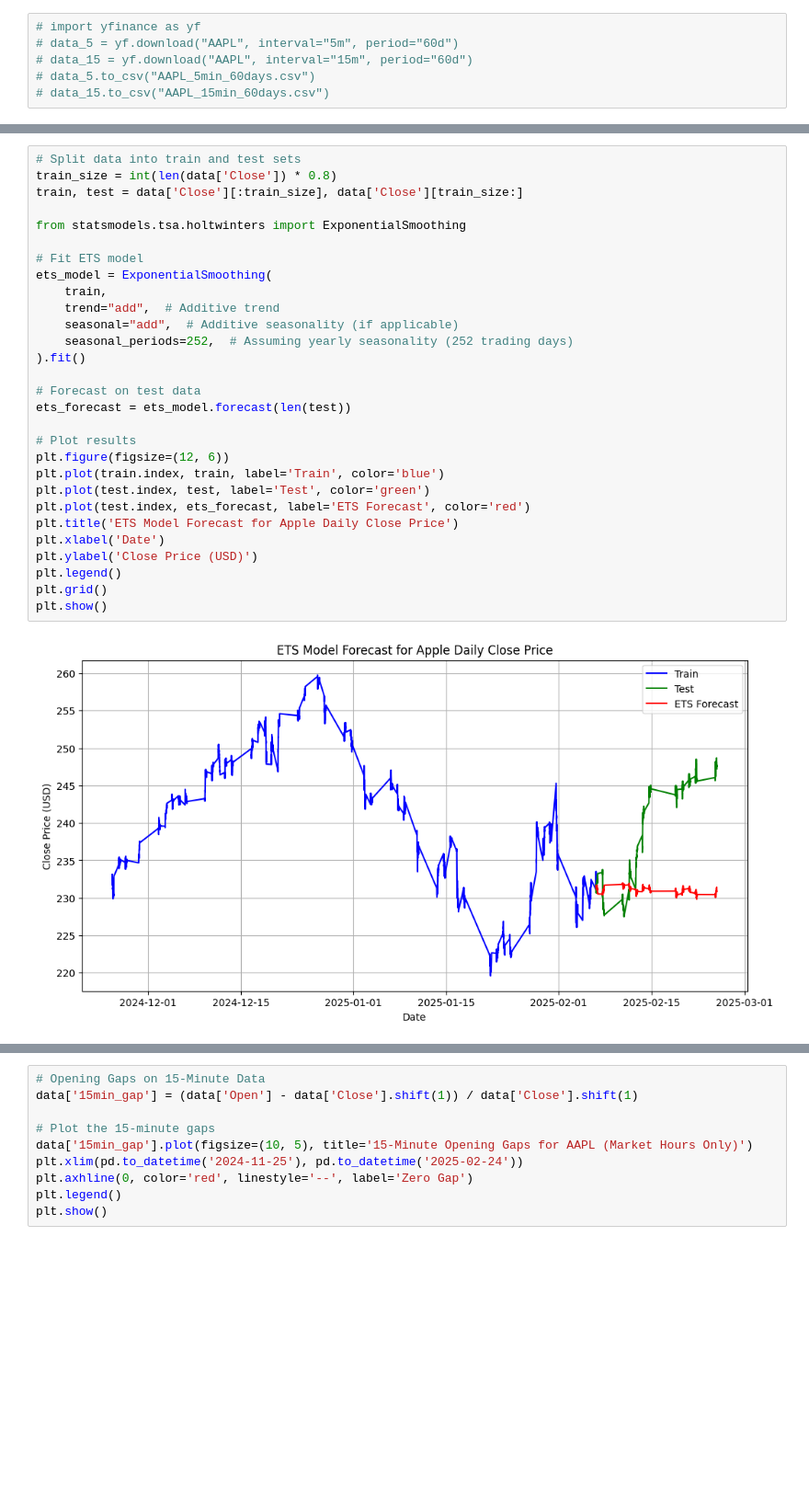
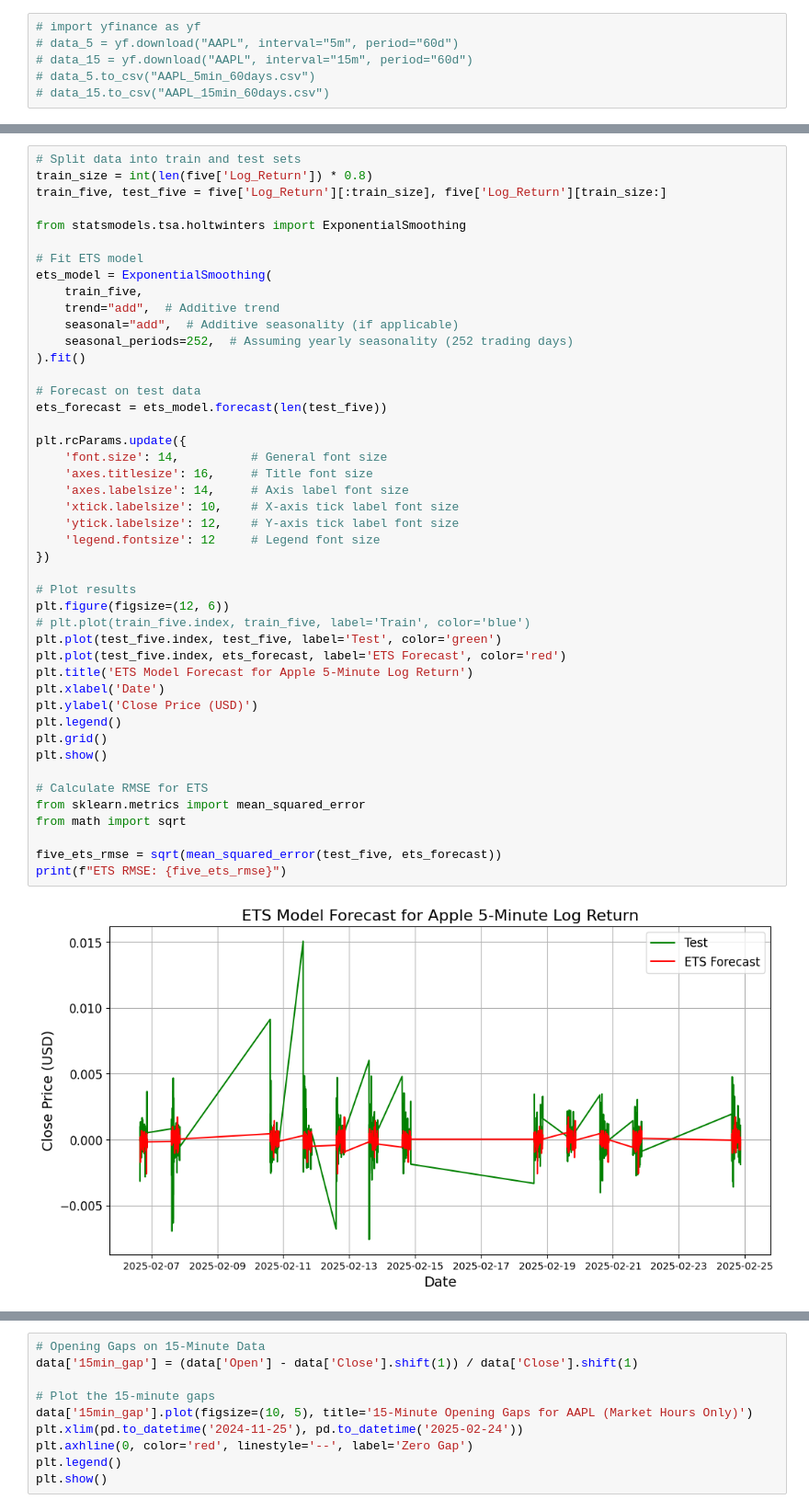
Before and after one commit to luwenkai1997/ts-stock-price-prediction, a Jupyter notebook: EDA-wenkai.ipynb, the cells around one changed output, grey strips where cells are left out. Shown at 92% size. Drawn from its saved outputs; the diff is of its cells as text; blank space fills up the shorter version.

```diff
--- a/EDA-wenkai.ipynb
+++ b/EDA-wenkai.ipynb
@@ -64,31 +502,47 @@ plt.show()
 # %%
 # Split data into train and test sets
-train_size = int(len(data['Close']) * 0.8)
-train, test = data['Close'][:train_size], data['Close'][train_size:]
+train_size = int(len(five['Log_Return']) * 0.8)
+train_five, test_five = five['Log_Return'][:train_size], five['Log_Return'][train_size:]
 
 from statsmodels.tsa.holtwinters import ExponentialSmoothing
 
 # Fit ETS model
 ets_model = ExponentialSmoothing(
-    train,
+    train_five,
     trend="add",  # Additive trend
     seasonal="add",  # Additive seasonality (if applicable)
     seasonal_periods=252,  # Assuming yearly seasonality (252 trading days)
 ).fit()
 
 # Forecast on test data
-ets_forecast = ets_model.forecast(len(test))
+ets_forecast = ets_model.forecast(len(test_five))
+
+plt.rcParams.update({
+    'font.size': 14,          # General font size
+    'axes.titlesize': 16,     # Title font size
+    'axes.labelsize': 14,     # Axis label font size
+    'xtick.labelsize': 10,    # X-axis tick label font size
+    'ytick.labelsize': 12,    # Y-axis tick label font size
+    'legend.fontsize': 12     # Legend font size
+})
 
 # Plot results
 plt.figure(figsize=(12, 6))
-plt.plot(train.index, train, label='Train', color='blue')
-plt.plot(test.index, test, label='Test', color='green')
-plt.plot(test.index, ets_forecast, label='ETS Forecast', color='red')
-plt.title('ETS Model Forecast for Apple Daily Close Price')
+# plt.plot(train_five.index, train_five, label='Train', color='blue')
+plt.plot(test_five.index, test_five, label='Test', color='green')
+plt.plot(test_five.index, ets_forecast, label='ETS Forecast', color='red')
+plt.title('ETS Model Forecast for Apple 5-Minute Log Return')
 plt.xlabel('Date')
 plt.ylabel('Close Price (USD)')
 plt.legend()
 plt.grid()
 plt.show()
+
+# Calculate RMSE for ETS
+from sklearn.metrics import mean_squared_error
+from math import sqrt
+
+five_ets_rmse = sqrt(mean_squared_error(test_five, ets_forecast))
+print(f"ETS RMSE: {five_ets_rmse}")
 # %% [output]
-[figure, old version]
+[figure, new version]
```
Also changed, not shown: parts of 37 cells of this notebook, 1 other file.
